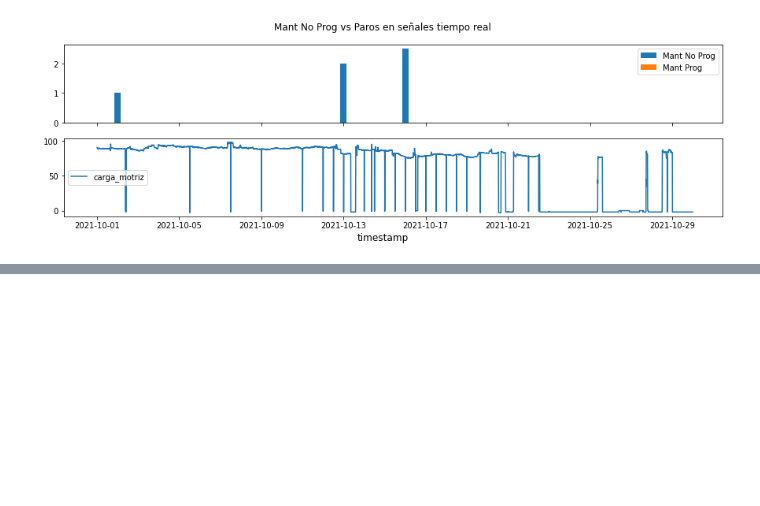
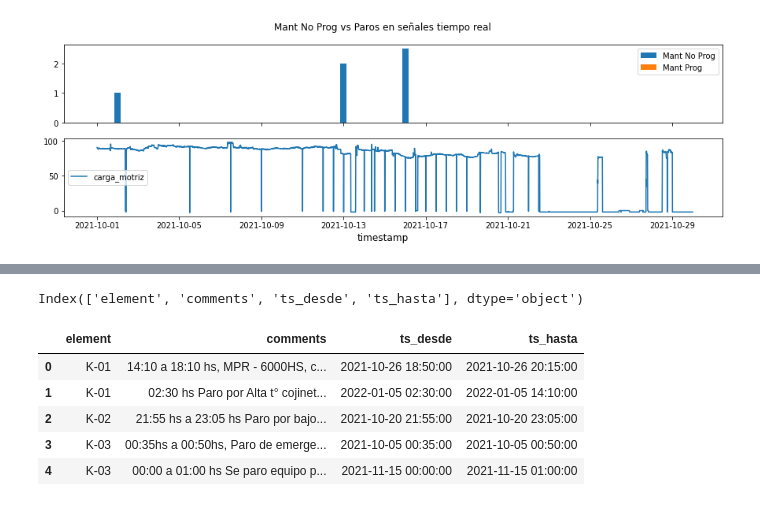
Before and after one commit to DoloresFerrando/data_science, a Jupyter notebook: 4_time_series/MP1 - EDA y Data Prep.ipynb, the cells around one changed output, grey strips where cells are left out. Saved outputs shown, nothing was run; the diff lists cells and outputs as text; code cells hidden in the pictures; blank space fills up the shorter version.

Commit message:
2022-02-15 EDA y Data Prep - Data Ingestion

```diff
--- a/4_time_series/MP1 - EDA y Data Prep.ipynb
+++ b/4_time_series/MP1 - EDA y Data Prep.ipynb
@@ -755,0 +790,17 @@ Index: []
+# %%
+file = 'failure_dataset1_ok.xlsx'
+df_log = pd.read_excel(path_data + '\\' + file, names=['element', 'comments', 'ts_desde', 'ts_hasta'])
+#df_diario = df_diario[(df_diario.element.str.lower().isin(element_lst)) & (df_diario.timestamp > '2019-01-01')]\
+#                            [['equipment_id', 'element', 'timestamp', 'comments',
+#                               'estado', 'mant_prog', 'mant_no_prog', 'en_reserva', 'en_marcha', 'rpm',
+#                               'press_succ', 'press_desc', 'temp_succ', 'temp_desc', 'caudal', 'es_overhaul']]
+print(df_log.columns)
+df_log.head()
+# %% [output]
+Index(['element', 'comments', 'ts_desde', 'ts_hasta'], dtype='object')
+|  | element | comments | ts_desde | ts_hasta |
+| 0 | K-01 | 14:10 a 18:10 hs, MPR - 6000HS, c... | 2021-10-26 18:50:00 | 2021-10-26 20:15:00 |
+| 1 | K-01 | 02:30 hs Paro por Alta t° cojinet... | 2022-01-05 02:30:00 | 2022-01-05 14:10:00 |
+| 2 | K-02 | 21:55 hs a 23:05 hs Paro por bajo... | 2021-10-20 21:55:00 | 2021-10-20 23:05:00 |
+| 3 | K-03 | 00:35hs a 00:50hs, Paro de emerge... | 2021-10-05 00:35:00 | 2021-10-05 00:50:00 |
+| 4 | K-03 | 00:00 a 01:00 hs Se paro equipo p... | 2021-11-15 00:00:00 | 2021-11-15 01:00:00 |
```
Also changed, not shown: parts of 17 cells of this notebook.
